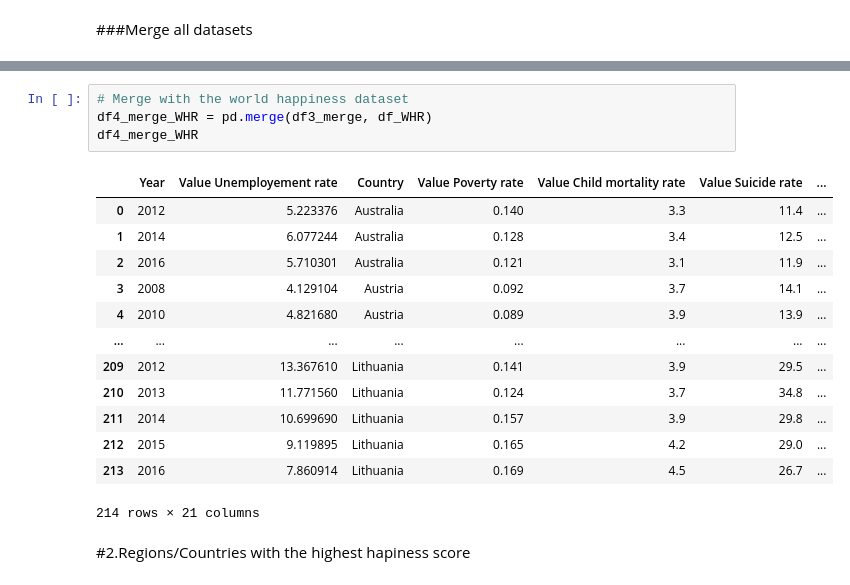
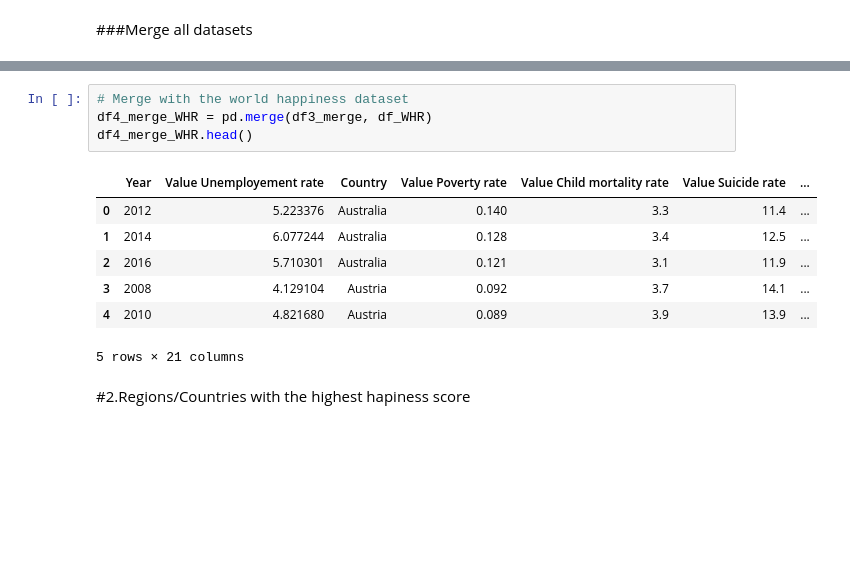
Before and after one commit to hackan98/DMML2019_Team_Nestle, a Jupyter notebook: code/Data_mining,_Project_group_Nestle.ipynb, the cells around one changed output, grey strips where cells are left out. Cells and saved outputs as stored; diff of their text form; blank space fills up the shorter version.

```diff
--- a/code/Data_mining,_Project_group_Nestle.ipynb
+++ b/code/Data_mining,_Project_group_Nestle.ipynb
@@ -939,21 +985,15 @@ df3_merge
 # %%
 # Merge with the world happiness dataset
 df4_merge_WHR = pd.merge(df3_merge, df_WHR)
-df4_merge_WHR
+df4_merge_WHR.head()
 # %% [output]
 |  | Year | Value Unemployement rate | Country | Value Poverty rate | Value Child mortality rate | Value Suicide rate | ... |
 | 0 | 2012 | 5.223376 | Australia | 0.140 | 3.3 | 11.4 | ... |
 | 1 | 2014 | 6.077244 | Australia | 0.128 | 3.4 | 12.5 | ... |
 | 2 | 2016 | 5.710301 | Australia | 0.121 | 3.1 | 11.9 | ... |
 | 3 | 2008 | 4.129104 | Austria | 0.092 | 3.7 | 14.1 | ... |
 | 4 | 2010 | 4.821680 | Austria | 0.089 | 3.9 | 13.9 | ... |
-| ... | ... | ... | ... | ... | ... | ... | ... |
-| 209 | 2012 | 13.367610 | Lithuania | 0.141 | 3.9 | 29.5 | ... |
-| 210 | 2013 | 11.771560 | Lithuania | 0.124 | 3.7 | 34.8 | ... |
-| 211 | 2014 | 10.699690 | Lithuania | 0.157 | 3.9 | 29.8 | ... |
-| 212 | 2015 | 9.119895 | Lithuania | 0.165 | 4.2 | 29.0 | ... |
-| 213 | 2016 | 7.860914 | Lithuania | 0.169 | 4.5 | 26.7 | ... |
-214 rows × 21 columns
+5 rows × 21 columns
 # %% [markdown]
 #2.Regions/Countries with the highest hapiness score
 # %% [markdown]
```
Also changed, not shown: parts of 58 cells of this notebook.
